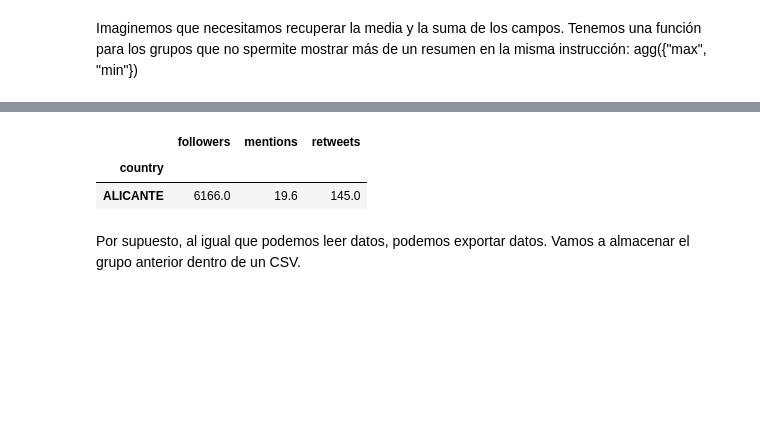
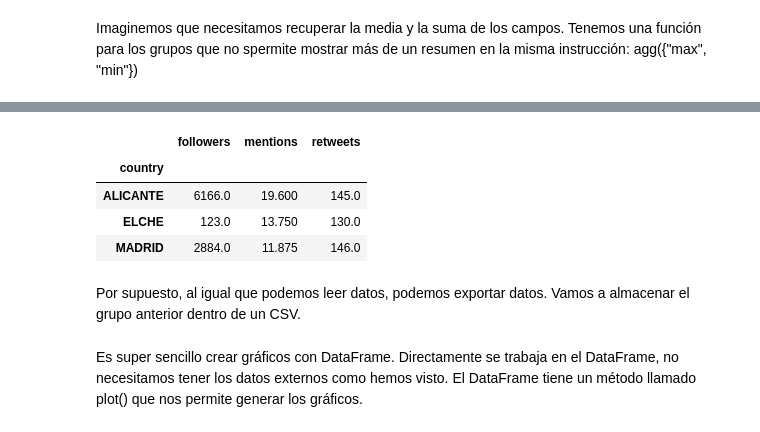
Before and after one commit to atudela77/PythonCiencia, a Jupyter notebook: ciencia05influencers.ipynb, the cells around one changed output, grey strips where cells are left out. Cells and saved outputs as stored; diff of their text form; code cells hidden in the pictures; blank space fills up the shorter version.

```diff
--- a/ciencia05influencers.ipynb
+++ b/ciencia05influencers.ipynb
@@ -156,17 +145,23 @@ df.groupby('country').agg({"max"})
 # %%
 grupo = df.groupby(['country']).agg({
             'followers': "sum",
             'mentions': "mean",
             "retweets": "max"
         })
-grupo[grupo['followers'] > 5000]
+grupo
 # %% [output]
 |  | followers | mentions | retweets |
 | country |  |  |  |
-| ALICANTE | 6166.0 | 19.6 | 145.0 |
+| ALICANTE | 6166.0 | 19.600 | 145.0 |
+| ELCHE | 123.0 | 13.750 | 130.0 |
+| MADRID | 2884.0 | 11.875 | 146.0 |
 # %% [markdown]
 Por supuesto, al igual que podemos leer datos, podemos exportar datos.
 Vamos a almacenar el grupo anterior dentro de un CSV.
 # %%
 grupo.to_csv('data/grupo.csv')
 grupo.to_json('data/grupo.json')
+# %% [markdown]
+Es super sencillo crear gráficos con DataFrame.
+Directamente se trabaja en el DataFrame, no necesitamos tener los datos externos como hemos visto.
+El DataFrame tiene un método llamado plot() que nos permite generar los gráficos.
```
Also changed, not shown: parts of 8 cells of this notebook, 11 other files.
